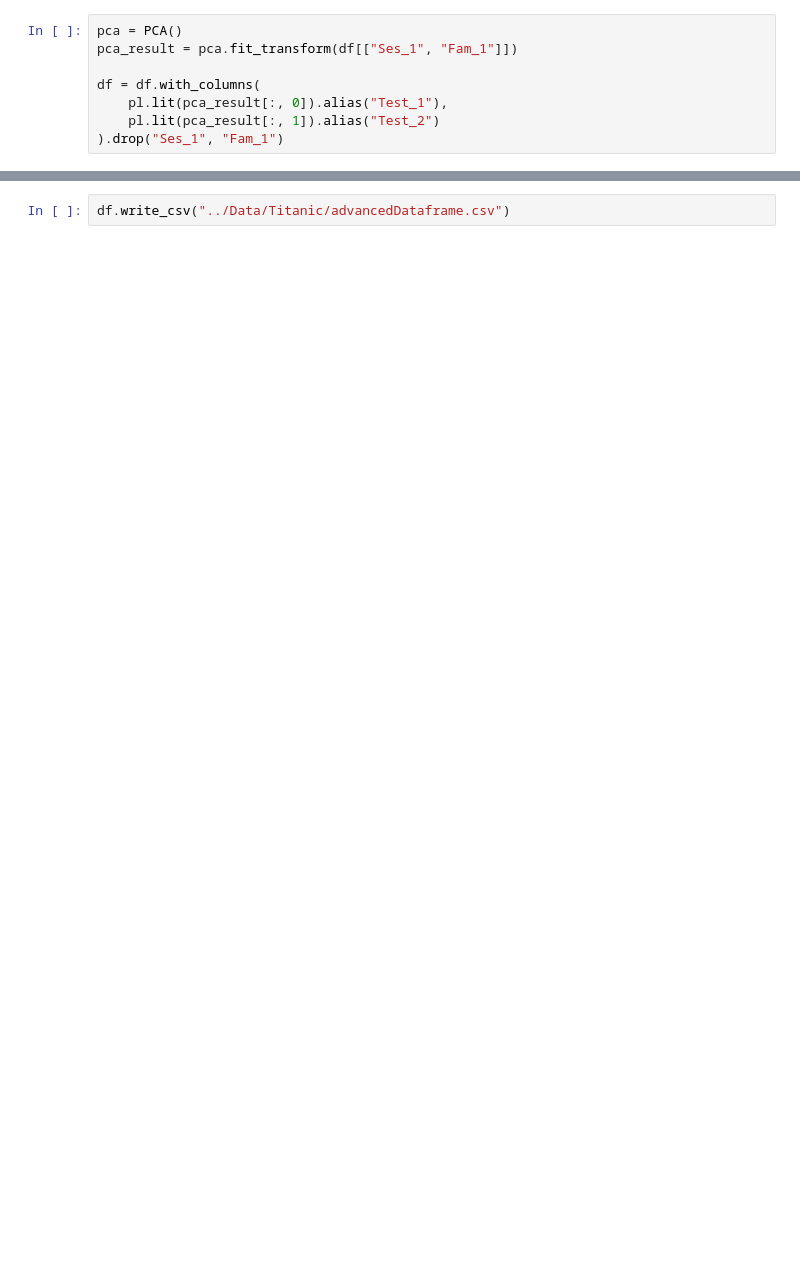
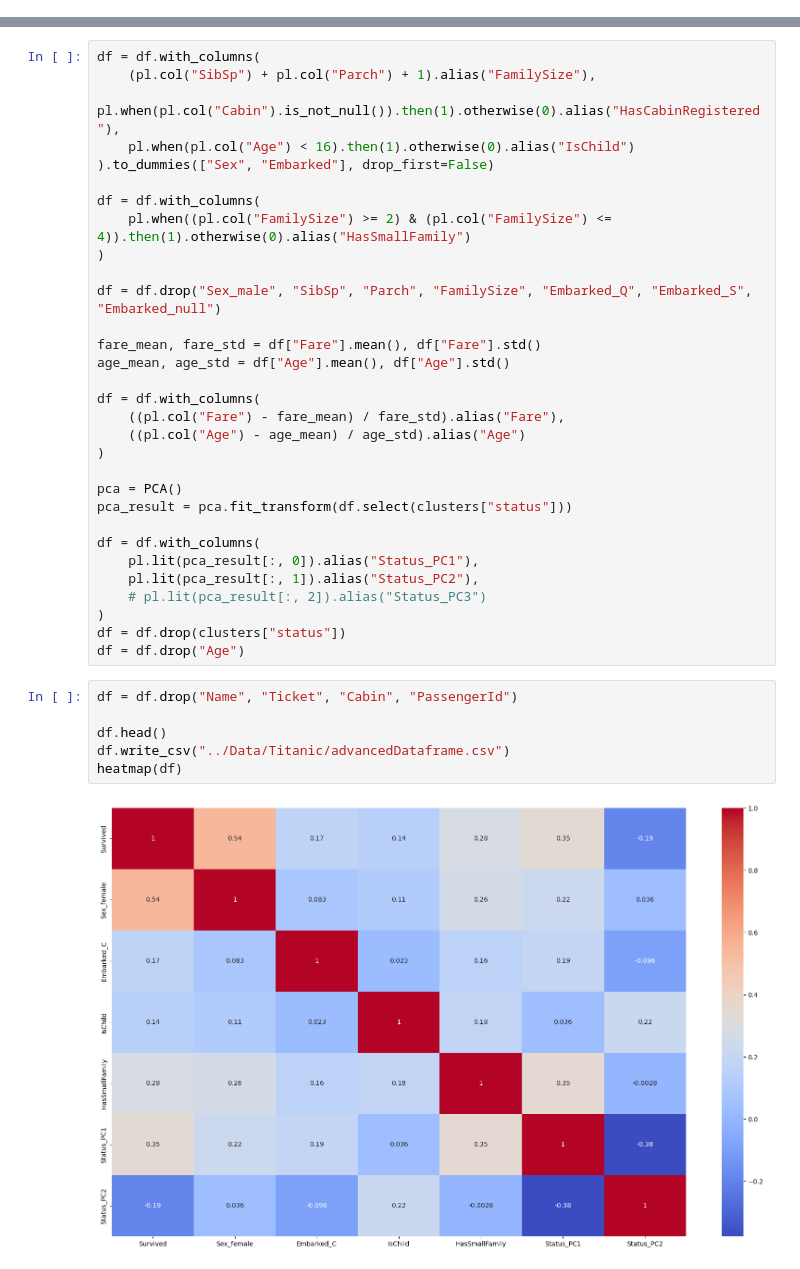
Before and after one commit to Repsajsov/Kaggle, a Jupyter notebook: advanced.ipynb, the cells around one changed output, grey strips where cells are left out. Saved outputs shown, nothing was run; the diff lists cells and outputs as text; blank space fills up the shorter version.

Commit message:
Added the "HasSmallFamily" feature. This improved my models a bit. Used pca on status features.

```diff
--- a/advanced.ipynb
+++ b/advanced.ipynb
@@ -242,8 +24,0 @@ df = df.with_columns(
-# %%
-pca = PCA()
-pca_result = pca.fit_transform(df[["Ses_1", "Fam_1"]])
-
-df = df.with_columns(
-    pl.lit(pca_result[:, 0]).alias("Test_1"),
-    pl.lit(pca_result[:, 1]).alias("Test_2")
-).drop("Ses_1", "Fam_1")
@@ -265,2 +25,39 @@ heatmap(df)
+# %%
+df = df.with_columns(
+    (pl.col("SibSp") + pl.col("Parch") + 1).alias("FamilySize"),
+    pl.when(pl.col("Cabin").is_not_null()).then(1).otherwise(0).alias("HasCabinRegistered"),
+    pl.when(pl.col("Age") < 16).then(1).otherwise(0).alias("IsChild")
+).to_dummies(["Sex", "Embarked"], drop_first=False)
+
+df = df.with_columns(
+    pl.when((pl.col("FamilySize") >= 2) & (pl.col("FamilySize") <= 4)).then(1).otherwise(0).alias("HasSmallFamily")
+)
+
+df = df.drop("Sex_male", "SibSp", "Parch", "FamilySize", "Embarked_Q", "Embarked_S", "Embarked_null")
+
+fare_mean, fare_std = df["Fare"].mean(), df["Fare"].std()
+age_mean, age_std = df["Age"].mean(), df["Age"].std()
+
+df = df.with_columns(
+    ((pl.col("Fare") - fare_mean) / fare_std).alias("Fare"),
+    ((pl.col("Age") - age_mean) / age_std).alias("Age")
+)
+
+pca = PCA()
+pca_result = pca.fit_transform(df.select(clusters["status"]))
+
+df = df.with_columns(
+    pl.lit(pca_result[:, 0]).alias("Status_PC1"),
+    pl.lit(pca_result[:, 1]).alias("Status_PC2"),
+    # pl.lit(pca_result[:, 2]).alias("Status_PC3")
+)
+df = df.drop(clusters["status"])
+df = df.drop("Age")
 # %%
+df = df.drop("Name", "Ticket", "Cabin", "PassengerId")
+
+df.head()
 df.write_csv("../Data/Titanic/advancedDataframe.csv")
+heatmap(df)
+# %% [output]
+[figure, added]
```
Also changed, not shown: parts of 19 cells of this notebook, 3 other files.
